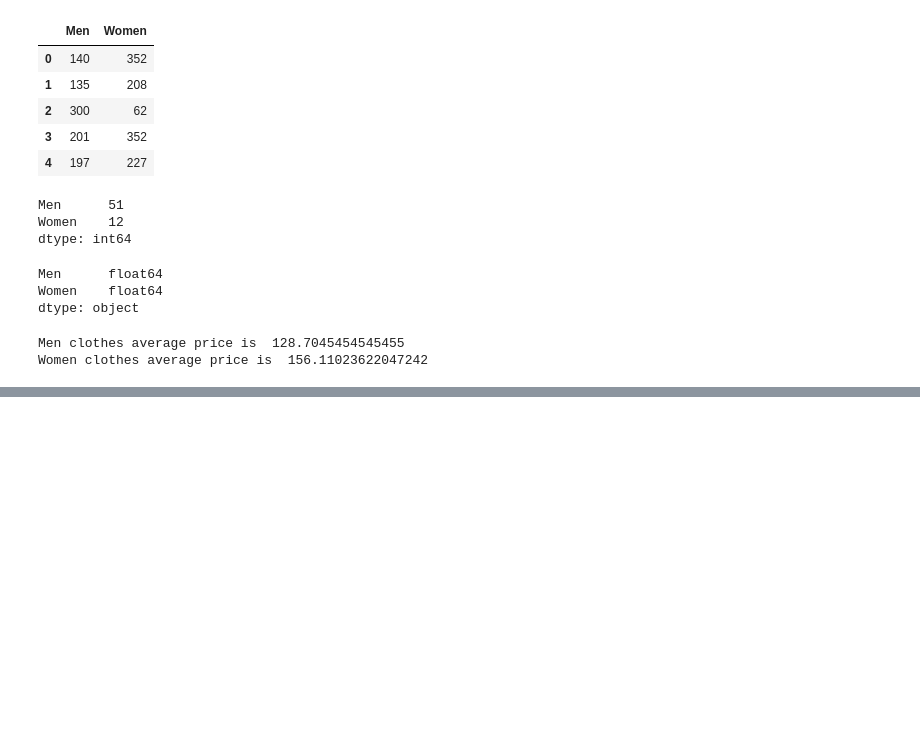
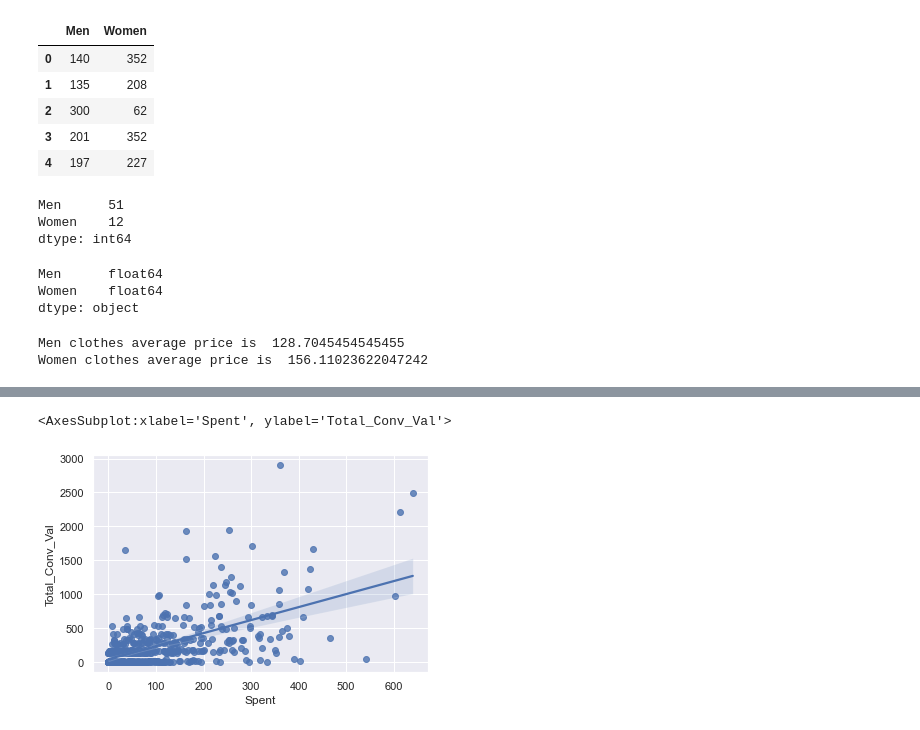
Before and after one commit to ftanveer/Digital-Advertising-ROI-Analysis, a Jupyter notebook: Click Sales Conversion.ipynb, the cells around one changed output, grey strips where cells are left out. Cells and saved outputs as stored; diff of their text form; code cells hidden in the pictures; blank space fills up the shorter version.

```diff
--- a/Click Sales Conversion.ipynb
+++ b/Click Sales Conversion.ipynb
@@ -308,0 +402,5 @@ Women clothes average price is  156.11023622047242
+# %%
+sns.regplot(x='Spent',y="Total_Conv_Val", data = df_1178)
+# %% [output]
+<AxesSubplot:xlabel='Spent', ylabel='Total_Conv_Val'>
+[figure, added]
```
Also changed, not shown: parts of 53 cells of this notebook.
